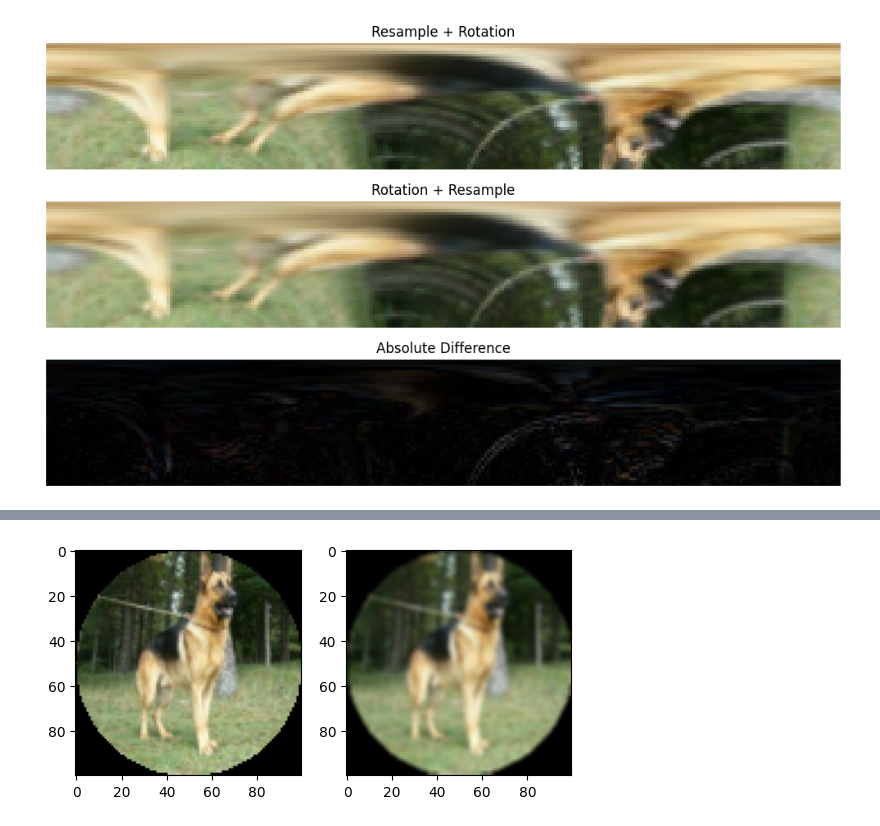
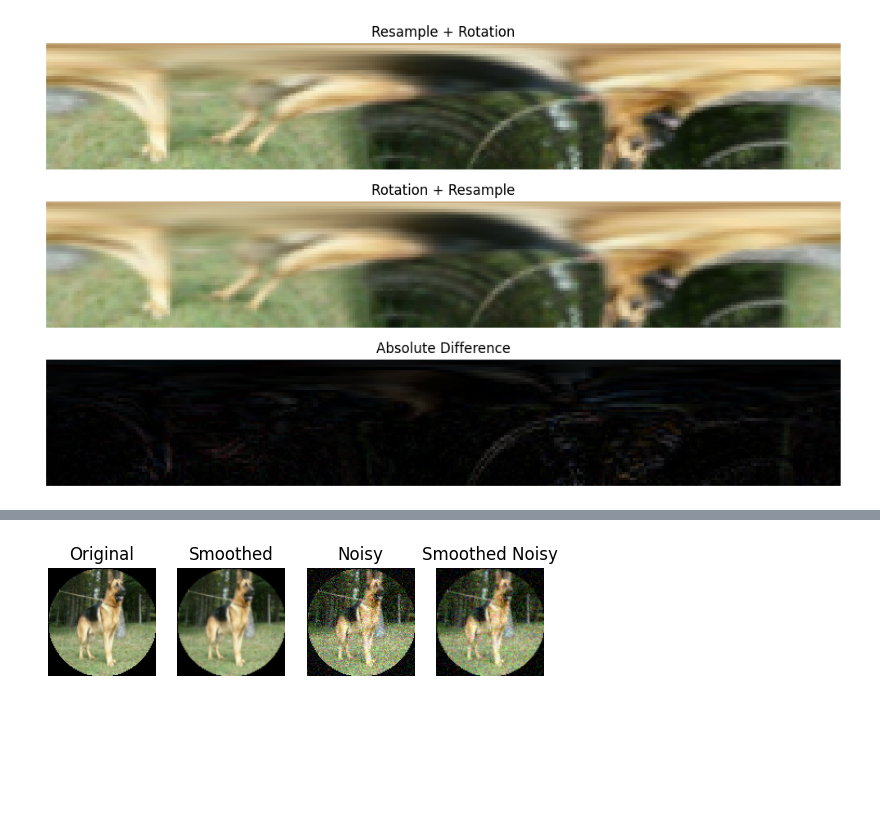
Before and after one commit to johSchm/RadialBeams, a Jupyter notebook: experiement_catdog.ipynb, the cells around one changed output, grey strips where cells are left out. Drawn from its saved outputs; the diff is of its cells as text; code cells hidden in the pictures; blank space fills up the shorter version.

```diff
--- a/experiement_catdog.ipynb
+++ b/experiement_catdog.ipynb
@@ -48,12 +48,15 @@ Num GPUs Available:  1
 # %%
+mirrored_strategy = tf.distribute.MirroredStrategy()
+
 config = {
     "dataset": 'stanford_dogs',
     "image_size": 100,
+    "noise_factor": 0.1,
     "batch_size": 64,
     "n_epochs": 250,
     "n_channels": 3,
     "n_classes": 1000,
-    "learning_rate": 2e-4,
+    "learning_rate": 1e-4,
 }
 config |= {
     "radius": config["image_size"]//2 - 5,
@@ -118,8 +121,22 @@ plt.tight_layout()
 # %% [output]
 [figure]
 # %%
-smoothed_image = tfa.image.gaussian_filter2d(sample['image'], filter_shape=(3,3), sigma=(1,1))
-fig, axs = plt.subplots(1,2)
-axs[0].imshow(sample['image'][1])
-axs[1].imshow(smoothed_image[1])
+image = sample['image'][1]
+noise = tf.random.normal(image.shape)
+noise_factor = 0.1
+fig, axs = plt.subplots(1,4)
+axs[0].imshow(image)
+axs[1].imshow(tfa.image.gaussian_filter2d(
+    image, filter_shape=(3,3), sigma=0.5))
+axs[2].imshow(image + noise_factor * noise)
+axs[3].imshow(tfa.image.gaussian_filter2d(
+    image + noise_factor * noise, filter_shape=(3,3), sigma=0.5))
+
+axs[0].set_title('Original')
+axs[1].set_title('Smoothed')
+axs[2].set_title('Noisy')
+axs[3].set_title('Smoothed Noisy')
+
+for ax in axs:
+    ax.axis('off')
 # %% [output]
@@ -127,4 +145,4 @@ axs[1].imshow(smoothed_image[1])
-[figure, old version]
+[figure, new version]
 # %%
 from tensorflow.keras import layers, models
 
```
Also changed, not shown: parts of 5 cells of this notebook.
